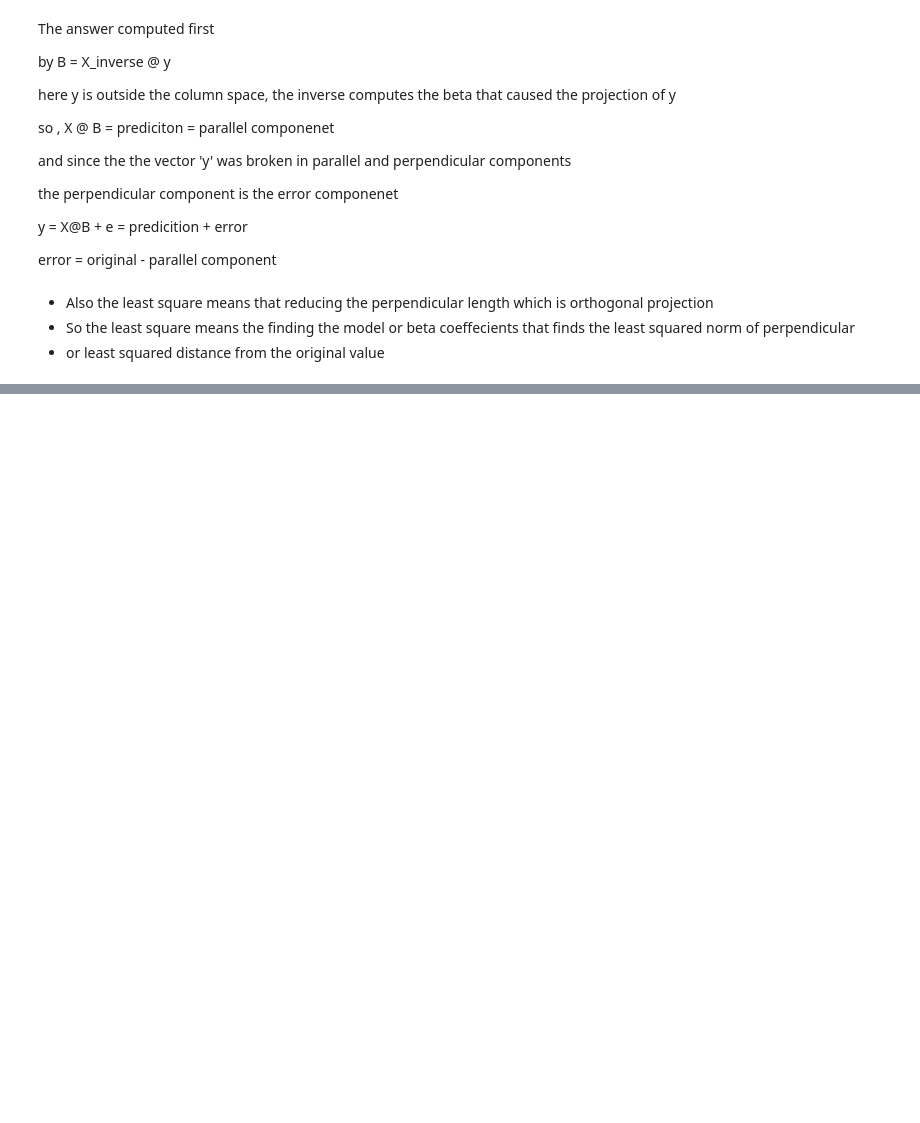
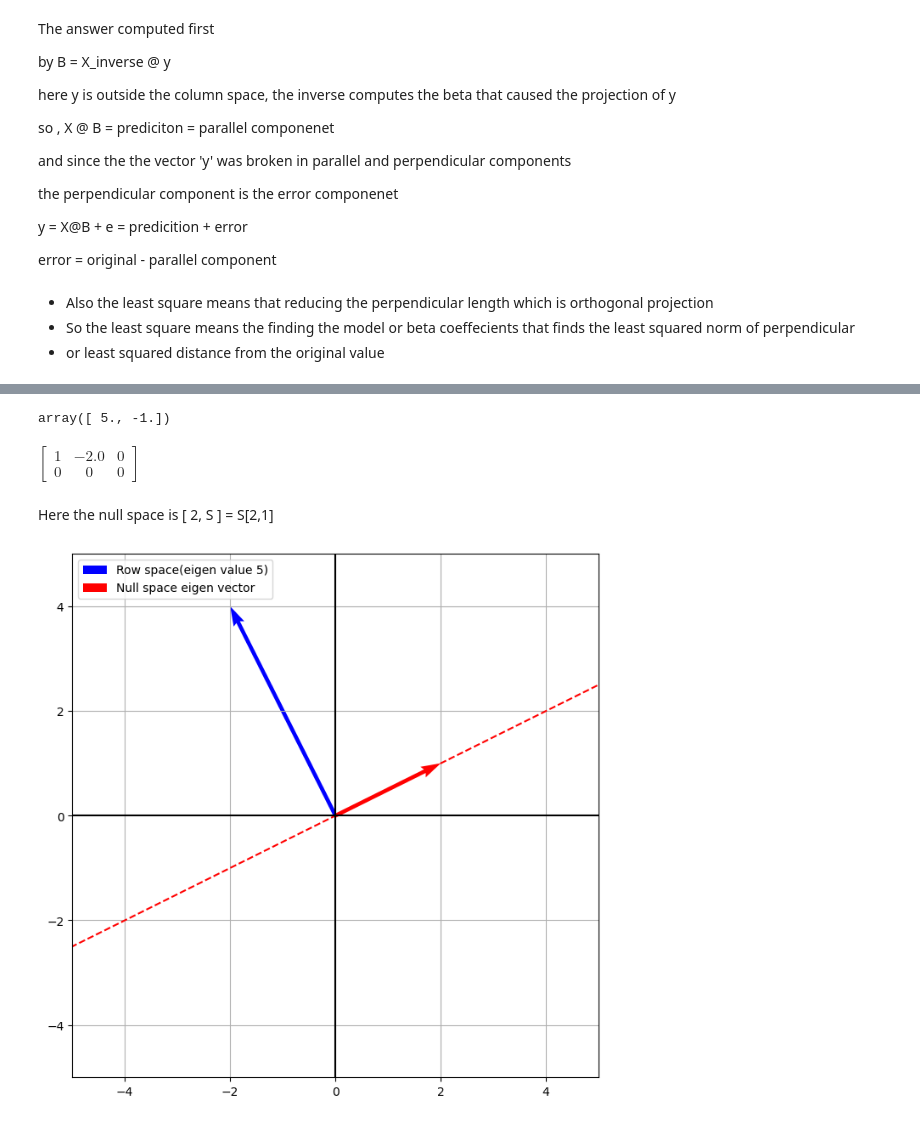
Before and after one commit to qamarr6092/math-with-python, a Jupyter notebook: Linear Algebra/linear_algebra.ipynb, the cells around one changed output, grey strips where cells are left out. Saved outputs shown, nothing was run; the diff lists cells and outputs as text; code cells hidden in the pictures; blank space fills up the shorter version.

Commit message:
Eigen values

```diff
--- a/Linear Algebra/linear_algebra.ipynb
+++ b/Linear Algebra/linear_algebra.ipynb
@@ -4016,0 +4045,51 @@ R² = 0.8838 , 12992.91768778536 , 1510.12930480658
+# %%
+#Computing the eigen values, vectors
+
+A = np.array (
+    [
+        [ 3 , 4 ] ,
+        [ 2, 1 ]
+    ]
+)
+eig_val = np.linalg.eig(A)[0]
+eig_val
+# %% [output]
+array([ 5., -1.])
+# %%
+#putting the eigen value '5'
+A_1 = np.array (
+    [
+        [ -2 , 4 ],
+        [ 2 , -4 ]
+    ]
+)
+
+#Finding the null space
+M = sp.Matrix ( (np.hstack( (A_1, np.zeros(2).reshape(2,1)) ) ) )
+rref = M.rref()[0]
+rref
+# %% [output]
+$\displaystyle \left[\begin{matrix}1 & -2.0 & 0\\0 & 0 & 0\end{matrix}\right]$
+# %% [markdown]
+Here the null space is
+ [ 2, S ] = S[2,1]
+# %%
+null = np.linspace(-10,10,10) * np.array([2])
+null_2 = np.linspace(-10,10,10) * np.array([1])
+# %%
+#Finding if the null space is the eigen vector
+
+
+plt.figure(figsize = (8,8))
+plt.quiver(0,0 , -2, 4 ,angles = 'xy',scale_units='xy' , scale= 1, color ='blue' ,label='Row space(eigen value 5)')
+plt.quiver(0,0 , 2 , 1  ,angles = 'xy',scale_units='xy' , scale= 1, color ='red' ,label='Null space eigen vector')
+plt.plot( null , null_2 , linewidth = 1.5 , color = 'red' , linestyle = 'dashed')
+plt.xlim([-5,5])
+plt.ylim([-5,5])
+plt.axhline(0, color='black', linewidth=1.5)
+plt.axvline(0, color='black', linewidth=1.5)
+plt.legend(loc = 'upper left')
+plt.grid( True)
+plt.show()
+# %% [output]
+[figure, added]
```
Also changed, not shown: parts of 67 cells of this notebook.
